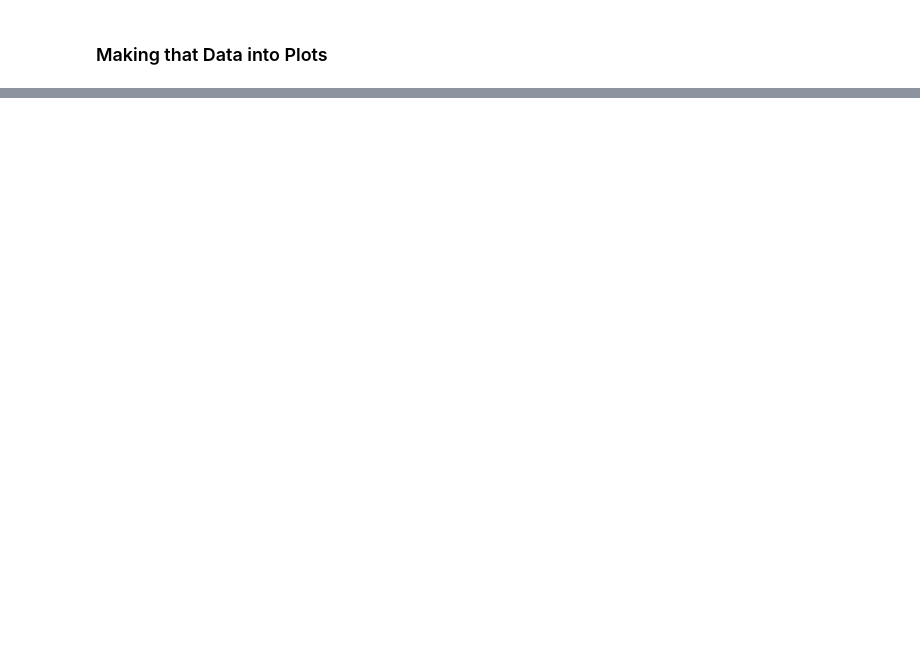
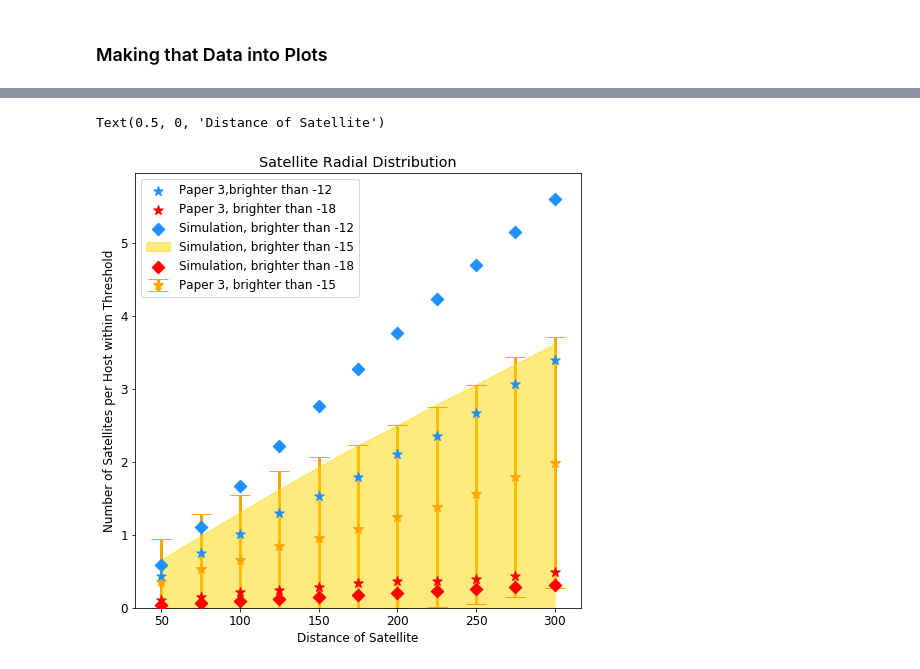
Before and after one commit to vpratt23/2021_summer_key_plots, a Jupyter notebook: Key_Plots_2021.ipynb, the cells around one changed output, grey strips where cells are left out. Cells and saved outputs as stored; diff of their text form; code cells hidden in the pictures; blank space fills up the shorter version.

```diff
--- a/Key_Plots_2021.ipynb
+++ b/Key_Plots_2021.ipynb
@@ -917,25 +995,28 @@ host_count_15_sims_bound_up, host_count_15_sims_bound_down =  determine_fill_bou
 # %%
 #this needs to be fixed
 plt.rcParams["figure.figsize"] = (8,8)
 plt.rcParams['font.size'] = 12
 plt.scatter(host_rad_lum_12_means.keys(), host_rad_lum_12_means.values(),  c = 'dodgerblue', marker = '*', s = 100,zorder = 2,label = "Paper 3,brighter than -12")
 plt.errorbar(host_rad_lum_15_means.keys(), host_rad_lum_15_means.values(), yerr = list(host_rad_lum_15_stds.values()), fmt = 'o', c = 'orange', marker = '*', capsize = 10,markersize = 10, elinewidth = 3, zorder = 1, label = "Paper 3, brighter than -15")
 plt.scatter(host_rad_lum_18_means.keys(), host_rad_lum_18_means.values(),  c = 'r',  marker = '*', s = 100,zorder = 3, label = "Paper 3, brighter than -18")
 
 plt.scatter(host_count_12_mean_of_means_sims.keys(), host_count_12_mean_of_means_sims.values(),  c = 'dodgerblue', marker = 'D', s = 80,zorder = 2,label = "Simulation, brighter than -12")
 plt.fill_between(host_count_15_mean_of_means_sims.keys(), host_count_15_sims_bound_up, host_count_15_sims_bound_down, color = 'gold', alpha = 0.5, label = "Simulation, brighter than -15")
 plt.scatter(host_count_18_mean_of_means_sims.keys(), host_count_18_mean_of_means_sims.values(),  c = 'r',  marker = 'D', s = 80,zorder = 3, label = "Simulation, brighter than -18")
 
 #plt.errorbar(p2_hosts_lmcs_vary_lum_extend_occ.keys(), p2_hosts_lmcs_vary_lum_extend_occ.values(), yerr = p2_std_jk_lum_extend_8, c = 'dodgerblue', ecolor = 'dodgerblue', fmt = 'o', marker = 'None', elinewidth = 3, markersize = 20, capsize = 10,label = "Paper 2, within 300 kpc")
 #plt.scatter(arr_keys, m*arr_keys + b, c = 'b')
 #plt.plot(np.unique(arr_keys_lum_extend), np.poly1d(np.polyfit(arr_keys_lum_extend, arr_values_lum_extend, 1))(np.unique(arr_keys_lum_extend)), linewidth = 2, label = "Line of Best Fit")
 #plt.plot(-18.3, .3093, color = 'green', marker = '*',markersize = 15, label = 'Past Cut at -18.3')
 #plt.text(-14, 0.2, 'y = 0.0536x - 1.1733')
 plt.title("Satellite Radial Distribution")
-#plt.gca().invert_xaxis()
+plt.ylim(bottom = 0)
 plt.legend(loc = 'upper left')
 plt.ylabel("Number of Satellites per Host within Threshold")
 plt.xlabel('Distance of Satellite')
+# %% [output]
+Text(0.5, 0, 'Distance of Satellite')
+[figure, added]
 # %%
 plt.errorbar(mg_count.keys(), mg_count_means, yerr= mg_count_stds, fmt = 'o', marker = '*', markersize = 15, capsize = 10, label = 'No Radial Cut')
 plt.ylim(bottom=0)
```
Also changed, not shown: parts of 25 cells of this notebook.
